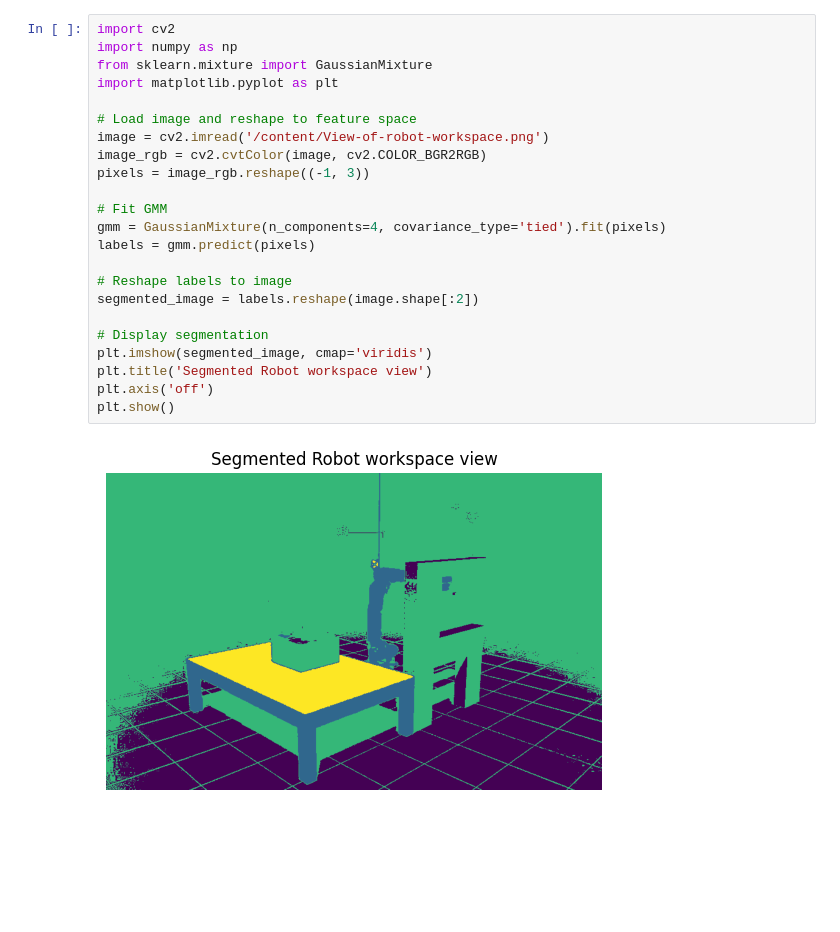
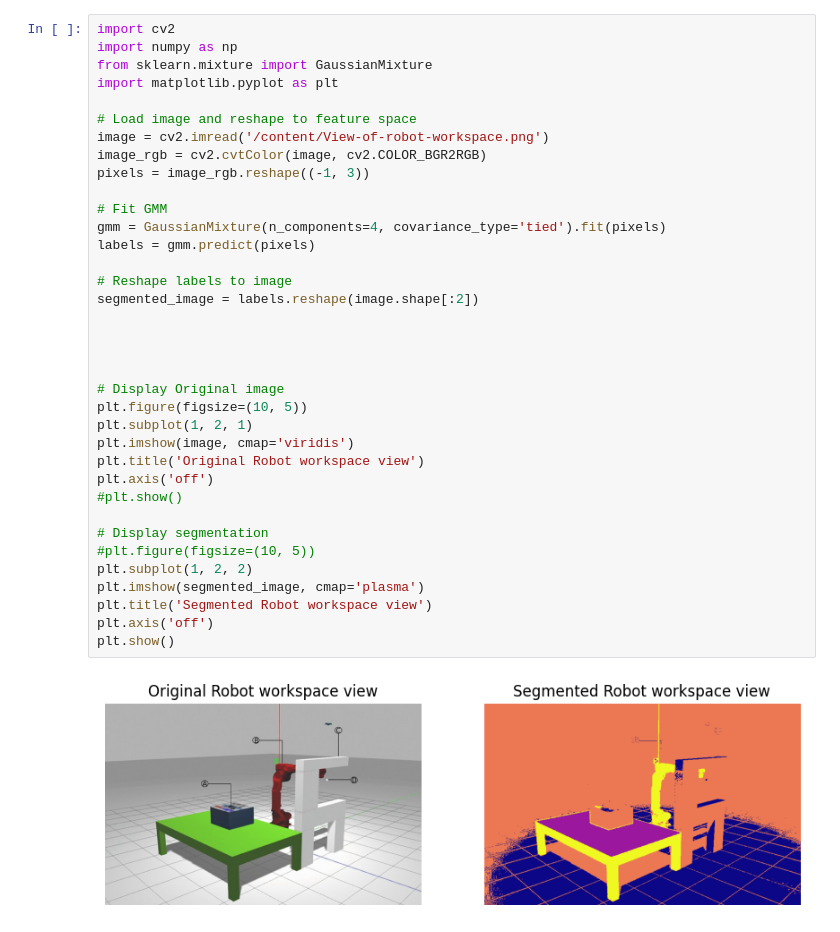
Before and after one commit to Solomon-Gebrehiwot/ml_mdls, a Jupyter notebook: Image_segmentation_using_GMM.ipynb, the cells around one changed output. Drawn from its saved outputs; the diff is of its cells as text; blank space fills up the shorter version.

```diff
--- a/Image_segmentation_using_GMM.ipynb
+++ b/Image_segmentation_using_GMM.ipynb
@@ -3,25 +3,38 @@
 # %%
 import cv2
 import numpy as np
 from sklearn.mixture import GaussianMixture
 import matplotlib.pyplot as plt
 
 # Load image and reshape to feature space
 image = cv2.imread('/content/View-of-robot-workspace.png')
 image_rgb = cv2.cvtColor(image, cv2.COLOR_BGR2RGB)
 pixels = image_rgb.reshape((-1, 3))
 
 # Fit GMM
 gmm = GaussianMixture(n_components=4, covariance_type='tied').fit(pixels)
 labels = gmm.predict(pixels)
 
 # Reshape labels to image
 segmented_image = labels.reshape(image.shape[:2])
 
+
+
+
+# Display Original image
+plt.figure(figsize=(10, 5))
+plt.subplot(1, 2, 1)
+plt.imshow(image, cmap='viridis')
+plt.title('Original Robot workspace view')
+plt.axis('off')
+#plt.show()
+
 # Display segmentation
-plt.imshow(segmented_image, cmap='viridis')
+#plt.figure(figsize=(10, 5))
+plt.subplot(1, 2, 2)
+plt.imshow(segmented_image, cmap='plasma')
 plt.title('Segmented Robot workspace view')
 plt.axis('off')
 plt.show()
 # %% [output]
-[figure, old version]
+[figure, new version]
```
Also changed, not shown: parts of 1 cell of this notebook.
